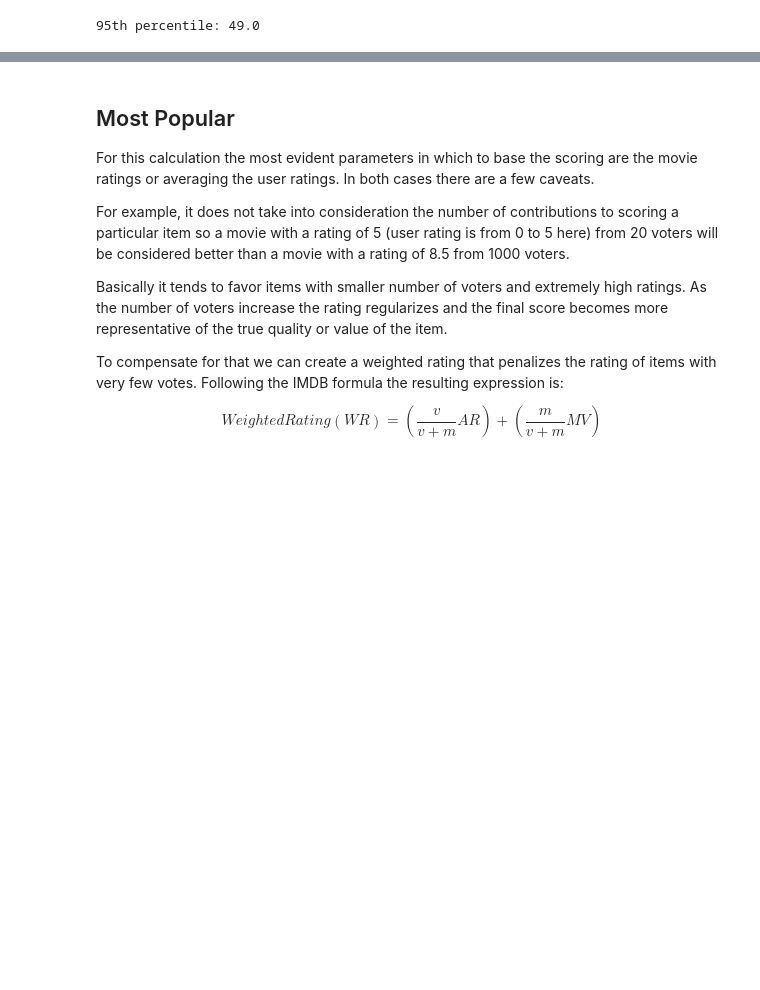
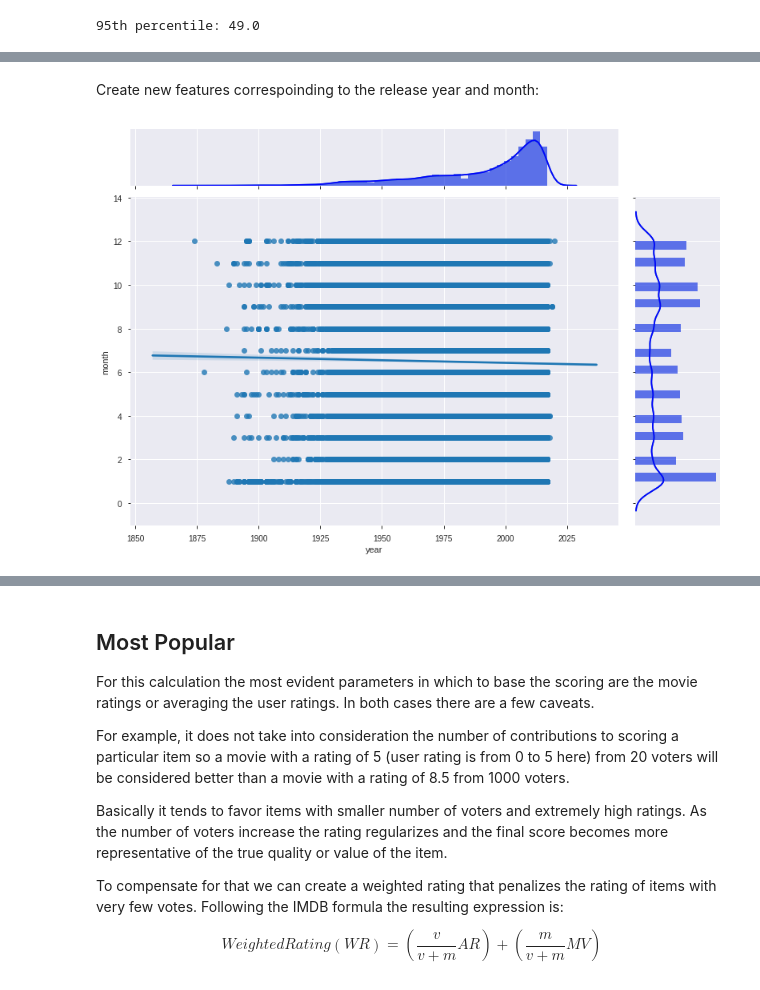
Before and after one commit to jgdelrio/tutorials, a Jupyter notebook: Recommenders/00_Recommenders_Intro.ipynb, the cells around one changed output, grey strips where cells are left out. Cells and saved outputs as stored; diff of their text form; code cells hidden in the pictures; blank space fills up the shorter version.

Commit message:
Added some extra graphs into the recommender intro Signed-off-by: Jose del Rio <jgriosanz@gmail.com>

```diff
--- a/Recommenders/00_Recommenders_Intro.ipynb
+++ b/Recommenders/00_Recommenders_Intro.ipynb
@@ -291,0 +316,11 @@ From the point of view of the movies, we have a few number of movies with more t
+# %% [markdown]
+Create new features correspoinding to the release year and month:
+# %%
+metadata["year"] = metadata.release_date.apply(lambda x: x.year)
+metadata["month"] = metadata.release_date.apply(lambda x: x.month)
+# %%
+g = sns.jointplot(x="year", y="month", data=metadata, kind="reg")
+g.plot_marginals(sns.distplot, color="blue")
+plt.gcf().set_size_inches(12, 8)
+# %% [output]
+[figure, added]
```
Also changed, not shown: parts of 19 cells of this notebook.
